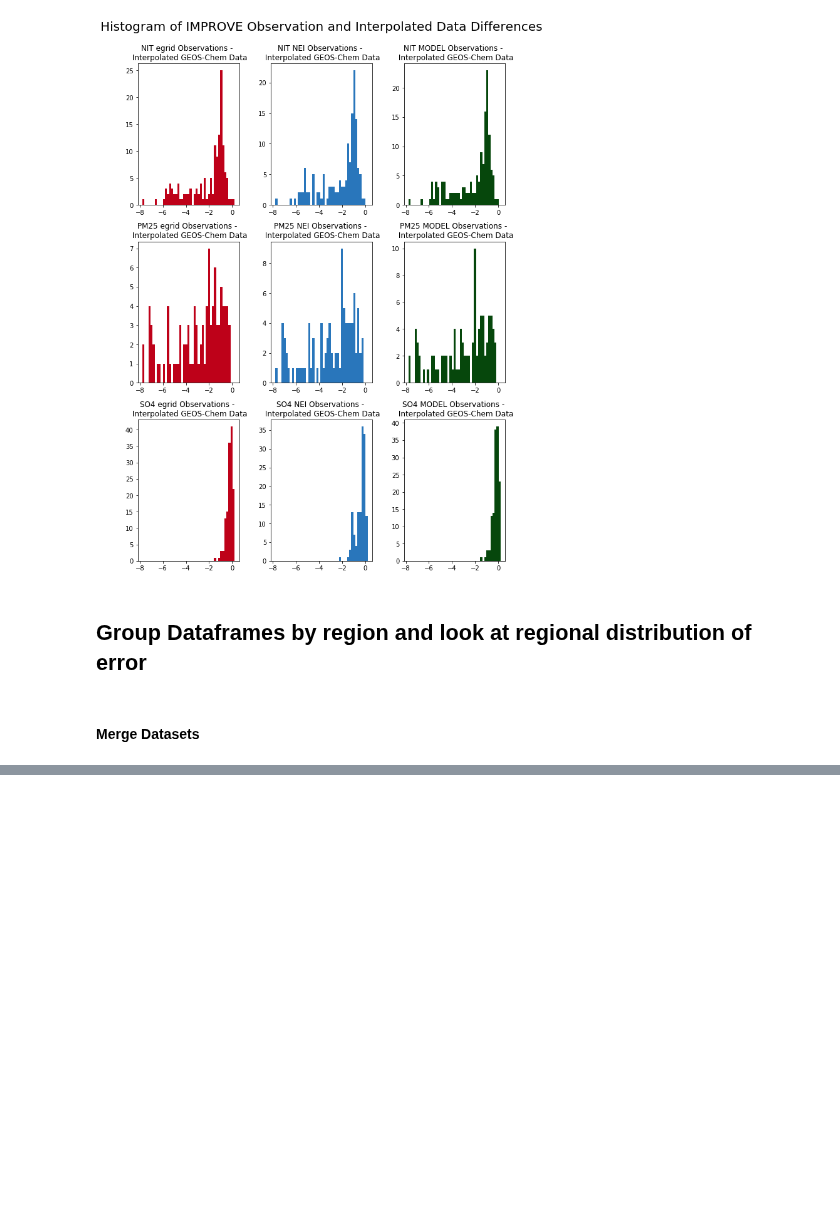
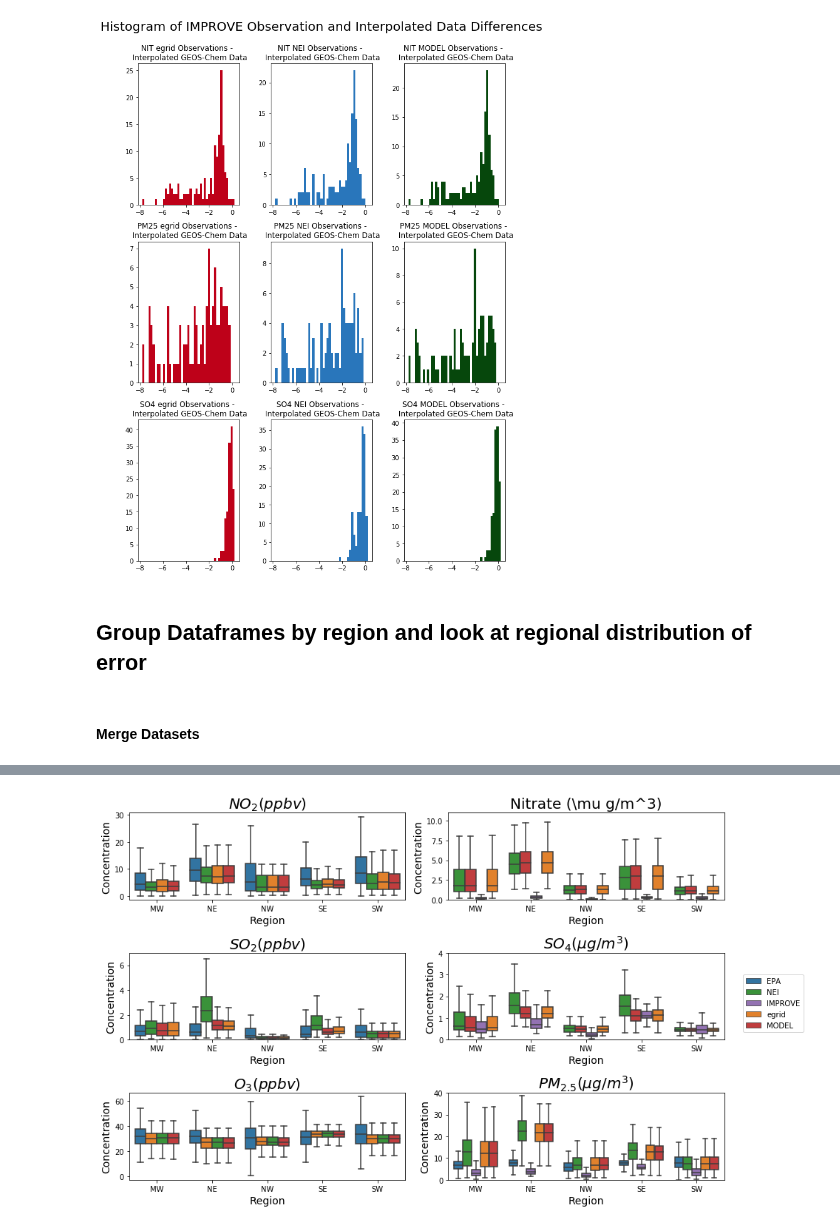
Before and after one commit to lfreese/us-ego, a Jupyter notebook: model_validation/grid-model_validation-analysis.ipynb, the cells around one changed output, grey strips where cells are left out. Saved outputs shown, nothing was run; the diff lists cells and outputs as text; code cells hidden in the pictures; blank space fills up the shorter version.

```diff
--- a/model_validation/grid-model_validation-analysis.ipynb
+++ b/model_validation/grid-model_validation-analysis.ipynb
@@ -231,17 +231,3 @@ EPA_monthly_df['model'] = 'EPA'
 IMPROVE_monthly_df['model'] = 'IMPROVE'
 cdf = pd.concat([EPA_monthly_df, interp_EPA_df,interp_IMPROVE_df, IMPROVE_monthly_df])   # CONCATENATE
 mdf = pd.melt(cdf, id_vars=['Region','model','species'],value_vars = ['Arithmetic Mean'])      # MELT
-# %%
-for species in ['PM25','O3','NO2','SO2','NIT','SO4']:
-    fig, ax = plt.subplots(figsize=[12,5])
-    sns.boxplot(y='value', x='Region', hue = 'model',
-                     data=mdf.loc[(mdf['species'] == species)],
-                     width=0.8,
-                     palette="colorblind")
-    plt.title(f'{species} By Region in each model and observations', fontsize = 20);
-    if species == 'SO2':
-        plt.ylim([0,7])
-    if species == 'PM25':
-        plt.ylim([0,40])
-    if species == 'SO4':
-        plt.ylim([0,5])
@@ -254,0 +234,6 @@ for species in ['PM25','O3','NO2','SO2','NIT','SO4']:
+# %%
+fig.subplots_adjust(hspace=0.4, wspace=0.4)
+for i in range(1, 7):
+    ax = fig.add_subplot(2, 3, i)
+    ax.text(0.5, 0.5, str((2, 3, i)),
+           fontsize=18, ha='center')
@@ -254,0 +256,43 @@ for species in ['PM25','O3','NO2','SO2','NIT','SO4']:
+# %%
+#create list of colors for palette
+unique = mdf["model"].unique()
+palette = dict(zip(unique, sns.color_palette()))
+
+#create list of proper names for regions
+region_name = ['MW','SW','NW','NE','SE']
+region_dict = dict(zip(['MW_lat_lon', 'SW_lat_lon', 'NW_lat_lon', 'NE_lat_lon',
+       'SE_lat_lon'],region_name))
+
+#plot
+fig = plt.figure(figsize = [12,8])
+
+for idx, species in enumerate(['NO2','NIT','SO2','SO4','O3','PM25']):
+    ax = fig.add_subplot(3, 2, idx+1)
+    q = sns.boxplot(y='value', x='Region', hue = 'model',
+                     data=mdf.loc[(mdf['species'] == species)].sort_values('Region'),
+                     width=0.8,
+                     palette=palette,
+                     showfliers = False)
+    plt.title(f'{plotting.proper_names_dict[species]}', fontsize = 20);
+    #adjust ylim for different species
+    if species == 'SO2':
+        plt.ylim([0,7])
+    if species == 'PM25':
+        plt.ylim([0,40])
+    if species == 'SO4':
+        plt.ylim([0,4])
+    if species == 'NIT':
+        plt.ylim([0,11])
+    ax.get_legend().set_visible(False)
+    fig.tight_layout()
+    #adjust title and fontsize of x and y labels
+    ax.set_ylabel('Concentration', fontsize = 14)
+    ax.set_xlabel('Region', fontsize = 14)
+    #change labels to proper region names
+    texts = [t.get_text()  for t in ax.get_xticklabels()]
+    ax.set_xticklabels([region_dict[region] for region in texts])
+handles, labels = ax.get_legend_handles_labels()
+fig.legend(handles, labels, bbox_to_anchor=(1.3, 2.4), bbox_transform=ax.transAxes);
+plt.savefig('./Figures/obs_boxplots', bbox_inches = 'tight', dpi = 150)
+# %% [output]
+[figure, added]
```
Also changed, not shown: parts of 2 cells of this notebook, 6 other files.
